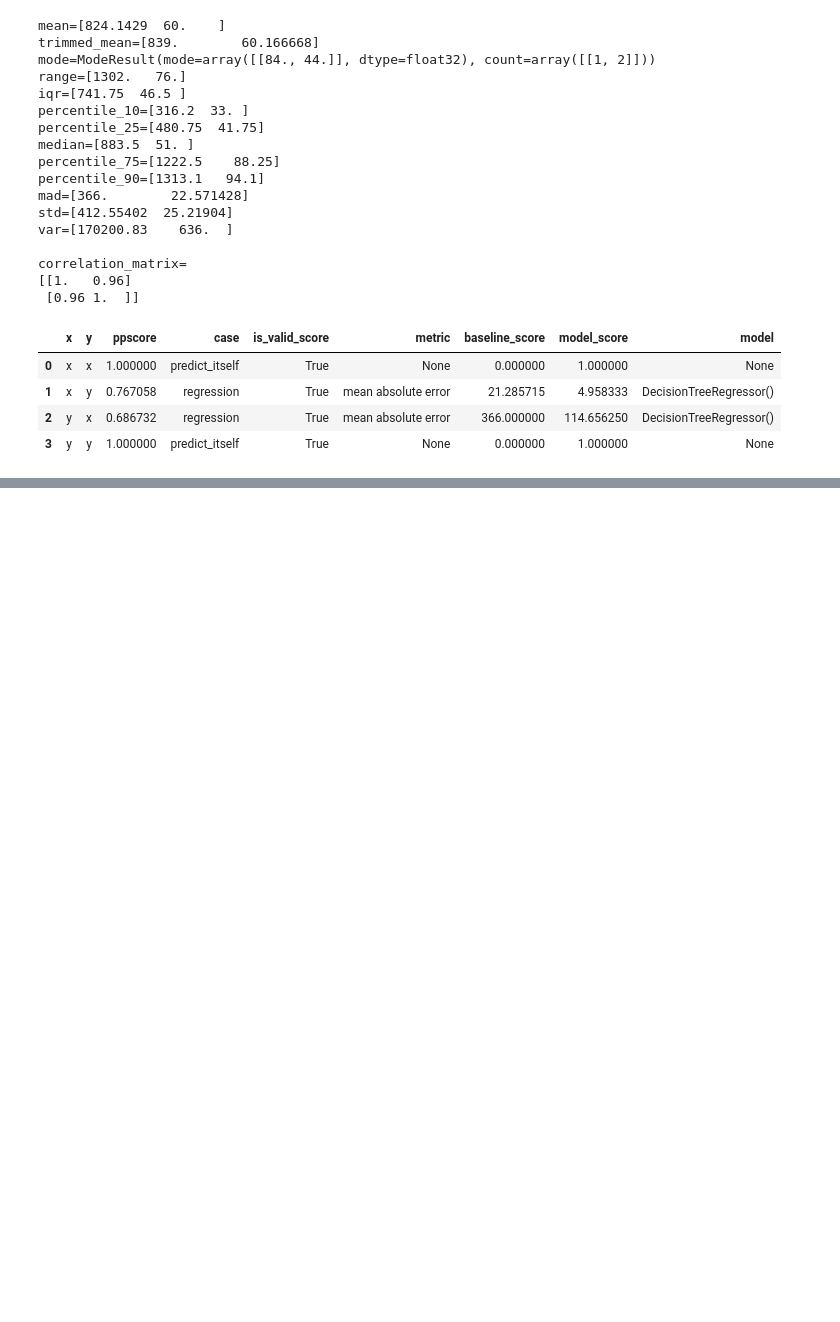
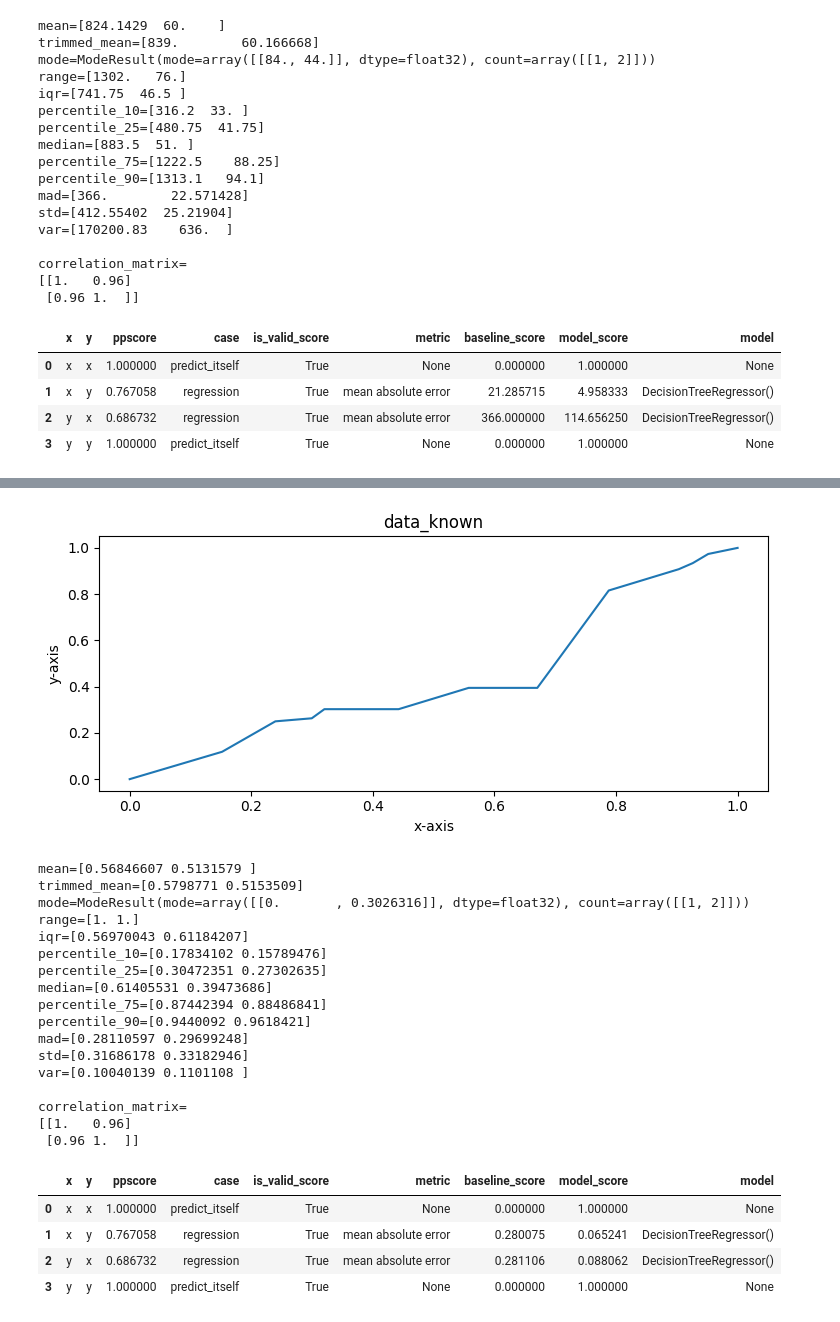
Before and after one commit to aisven/fullstack-ml-academy-homework, a Jupyter notebook: notepads/07-Gradientenverfahren/07-Gradientenverfahren.ipynb, the cells around one changed output, grey strips where cells are left out. Saved outputs shown, nothing was run; the diff lists cells and outputs as text; code cells hidden in the pictures; blank space fills up the shorter version.

```diff
--- a/notepads/07-Gradientenverfahren/07-Gradientenverfahren.ipynb
+++ b/notepads/07-Gradientenverfahren/07-Gradientenverfahren.ipynb
@@ -133,3 +176,72 @@ correlation_matrix=
+# %%
+# in this code block we run the EDA again this time on the normalized data
+
+# plain line plot
+plt.figure(dpi=100)
+plt.plot(x_known_normalized,y_known_normalized)
+plt.title('data_known')
+plt.xlabel('x-axis')
+plt.ylabel('y-axis')
+plt.show()
+
+# location parameters
+print(f"mean={dataset_known_normalized.mean(axis=0)}")
+print(f"trimmed_mean={stats.trim_mean(dataset_known_normalized.astype('float32'), proportiontocut=0.10, axis=0)}")
+print(f"mode={stats.mode(dataset_known_normalized, keepdims=True)}")
+
+# statistical dispersion measures
+def range_np(a: np.ndarray) -> np.ndarray:
+    result = a.max(axis=0) - a.min(axis=0)
+    return result
+
+print(f"range={range_np(dataset_known_normalized)}")
+print(f"iqr={stats.iqr(dataset_known_normalized, axis=0)}")
+
+print(f"percentile_10={np.percentile(dataset_known_normalized, 10.0, axis=0)}")
+print(f"percentile_25={np.percentile(dataset_known_normalized, 25.0, axis=0)}")
+print(f"median={np.percentile(dataset_known_normalized, 50.0, axis=0)}")
+print(f"percentile_75={np.percentile(dataset_known_normalized, 75.0, axis=0)}")
+print(f"percentile_90={np.percentile(dataset_known_normalized, 90.0, axis=0)}")
+
+def mad_np(a: np.ndarray) -> np.ndarray:
+    result = np.mean(np.absolute(a - np.mean(a, axis=0)), axis=0)
+    return result
+
+print(f"mad={mad_np(dataset_known_normalized)}")
+
+print(f"std={dataset_known_normalized.std(axis=0)}")
+print(f"var={dataset_known_normalized.var(axis=0)}")
+
+# association measures
+print(f"\ncorrelation_matrix=\n{np.corrcoef(dataset_known_normalized, rowvar=False).round(decimals=2)}")
+
+dataset_known_normalized_pd = pd.DataFrame(dataset_known_normalized, columns = ['x','y'])
+predictive_power_score_matrix_all_pd = pps.matrix(dataset_known_normalized_pd, output='df')
+predictive_power_score_matrix_all_pd.style.background_gradient(cmap='twilight', low=0.0, high=1.0)
+# %% [output]
+[figure, added]
+mean=[0.56846607 0.5131579 ]
+trimmed_mean=[0.5798771 0.5153509]
+mode=ModeResult(mode=array([[0.       , 0.3026316]], dtype=float32), count=array([[1, 2]]))
+range=[1. 1.]
+iqr=[0.56970043 0.61184207]
+percentile_10=[0.17834102 0.15789476]
+percentile_25=[0.30472351 0.27302635]
+median=[0.61405531 0.39473686]
+percentile_75=[0.87442394 0.88486841]
+percentile_90=[0.9440092 0.9618421]
+mad=[0.28110597 0.29699248]
+std=[0.31686178 0.33182946]
+var=[0.10040139 0.1101108 ]
+
+correlation_matrix=
+[[1.   0.96]
+ [0.96 1.  ]]
+|  | x | y | ppscore | case | is_valid_score | metric | baseline_score | model_score | model |
+| 0 | x | x | 1.000000 | predict_itself | True | None | 0.000000 | 1.000000 | None |
+| 1 | x | y | 0.767058 | regression | True | mean absolute error | 0.280075 | 0.065241 | DecisionTreeRegressor() |
+| 2 | y | x | 0.686732 | regression | True | mean absolute error | 0.281106 | 0.088062 | DecisionTreeRegressor() |
+| 3 | y | y | 1.000000 | predict_itself | True | None | 0.000000 | 1.000000 | None |
 # %%
 # in this code block our weight values are initialized in a very explicit verbose fashion
 
```
Also changed, not shown: parts of 4 cells of this notebook.
